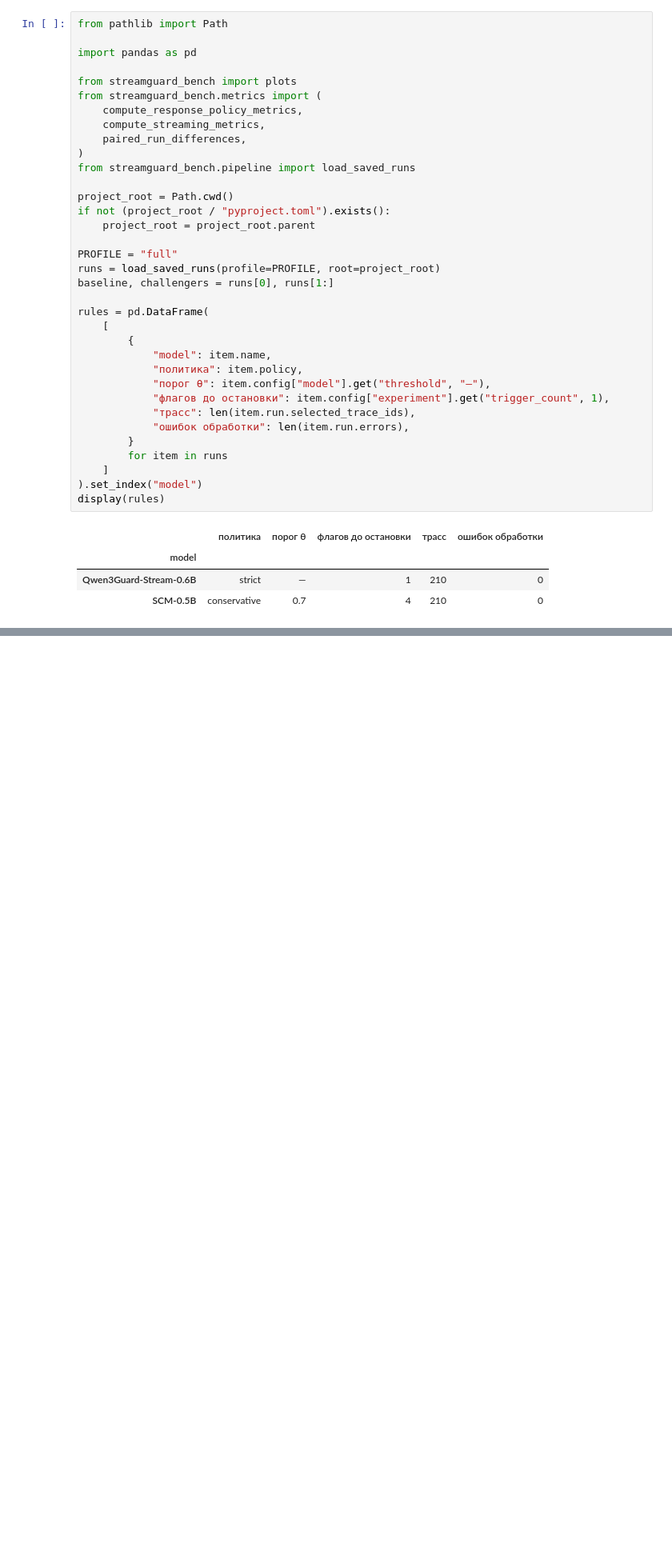
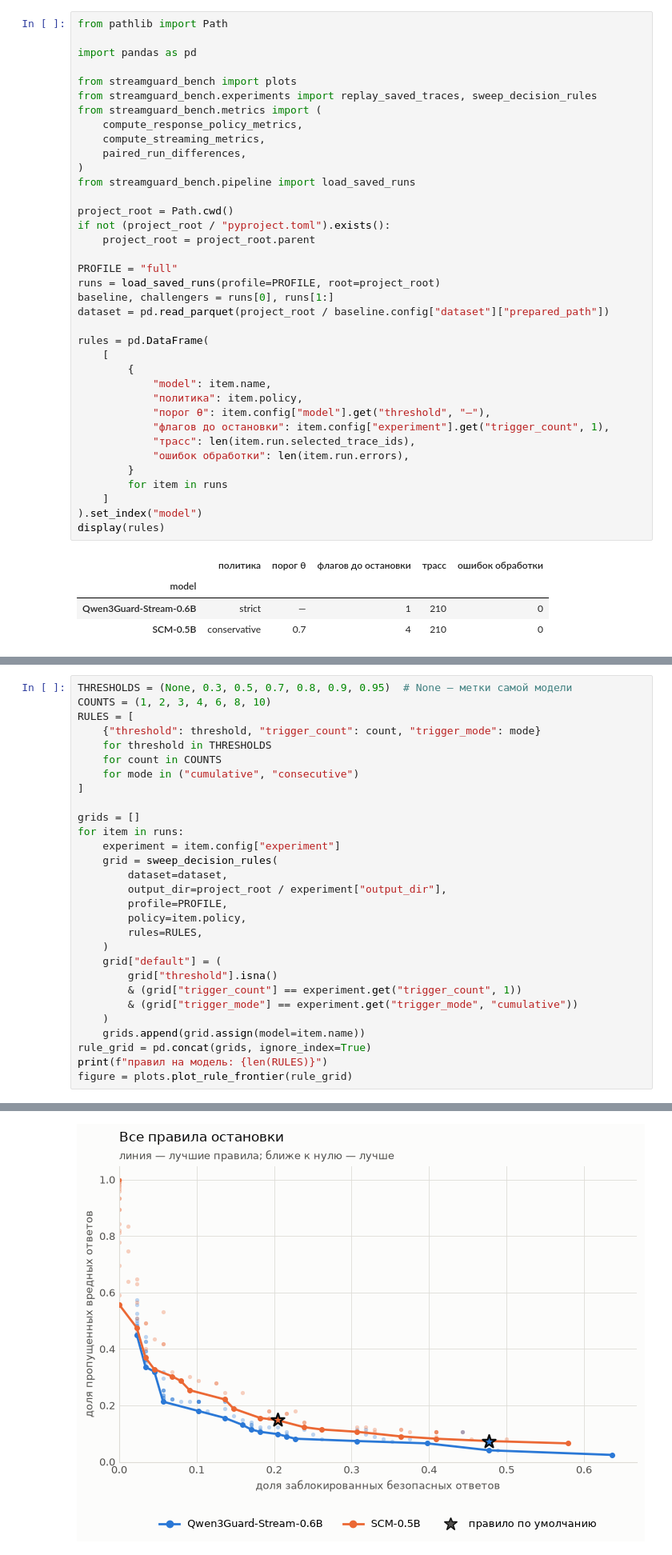
Before and after one commit to ZinewVova/Streaming-Guardrails, a Jupyter notebook: notebooks/06_model_comparison.ipynb, the cells around one changed output, grey strips where cells are left out. Shown at 80% size. Drawn from its saved outputs; the diff is of its cells as text; blank space fills up the shorter version.

```diff
--- a/notebooks/06_model_comparison.ipynb
+++ b/notebooks/06_model_comparison.ipynb
@@ -12,6 +12,7 @@ from pathlib import Path
 import pandas as pd
 
 from streamguard_bench import plots
+from streamguard_bench.experiments import replay_saved_traces, sweep_decision_rules
 from streamguard_bench.metrics import (
     compute_response_policy_metrics,
     compute_streaming_metrics,
@@ -26,6 +27,7 @@ if not (project_root / "pyproject.toml").exists():
 PROFILE = "full"
 runs = load_saved_runs(profile=PROFILE, root=project_root)
 baseline, challengers = runs[0], runs[1:]
+dataset = pd.read_parquet(project_root / baseline.config["dataset"]["prepared_path"])
 
 rules = pd.DataFrame(
     [
@@ -182,0 +189,30 @@ SCM-0.5B (a) против Qwen3Guard-Stream-0.6B (b)
+# %%
+THRESHOLDS = (None, 0.3, 0.5, 0.7, 0.8, 0.9, 0.95)  # None — метки самой модели
+COUNTS = (1, 2, 3, 4, 6, 8, 10)
+RULES = [
+    {"threshold": threshold, "trigger_count": count, "trigger_mode": mode}
+    for threshold in THRESHOLDS
+    for count in COUNTS
+    for mode in ("cumulative", "consecutive")
+]
+
+grids = []
+for item in runs:
+    experiment = item.config["experiment"]
+    grid = sweep_decision_rules(
+        dataset=dataset,
+        output_dir=project_root / experiment["output_dir"],
+        profile=PROFILE,
+        policy=item.policy,
+        rules=RULES,
+    )
+    grid["default"] = (
+        grid["threshold"].isna()
+        & (grid["trigger_count"] == experiment.get("trigger_count", 1))
+        & (grid["trigger_mode"] == experiment.get("trigger_mode", "cumulative"))
+    )
+    grids.append(grid.assign(model=item.name))
+rule_grid = pd.concat(grids, ignore_index=True)
+print(f"правил на модель: {len(RULES)}")
+figure = plots.plot_rule_frontier(rule_grid)
+# %% [output]
@@ -182,0 +220 @@ SCM-0.5B (a) против Qwen3Guard-Stream-0.6B (b)
+[figure, added]
```
Also changed, not shown: parts of 8 cells of this notebook, 6 other files.
